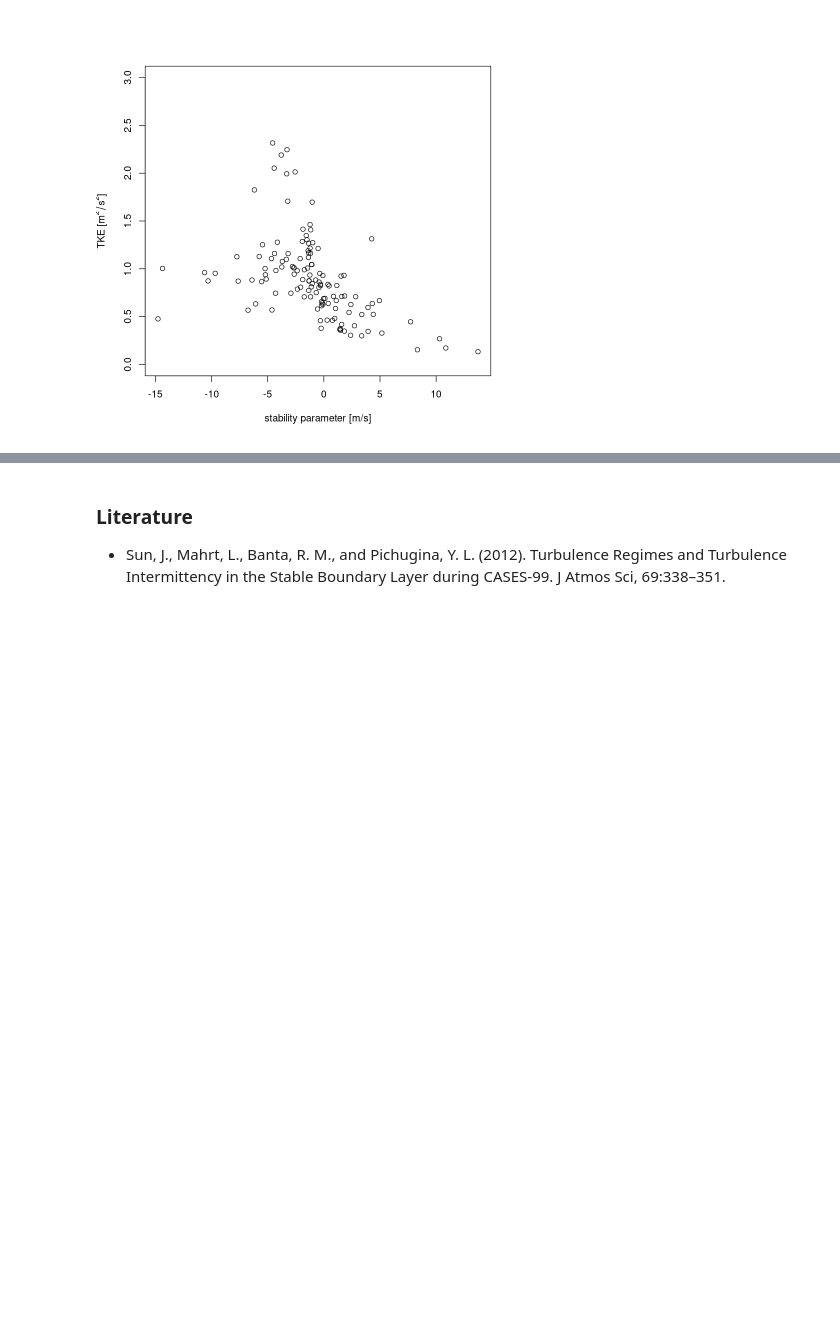
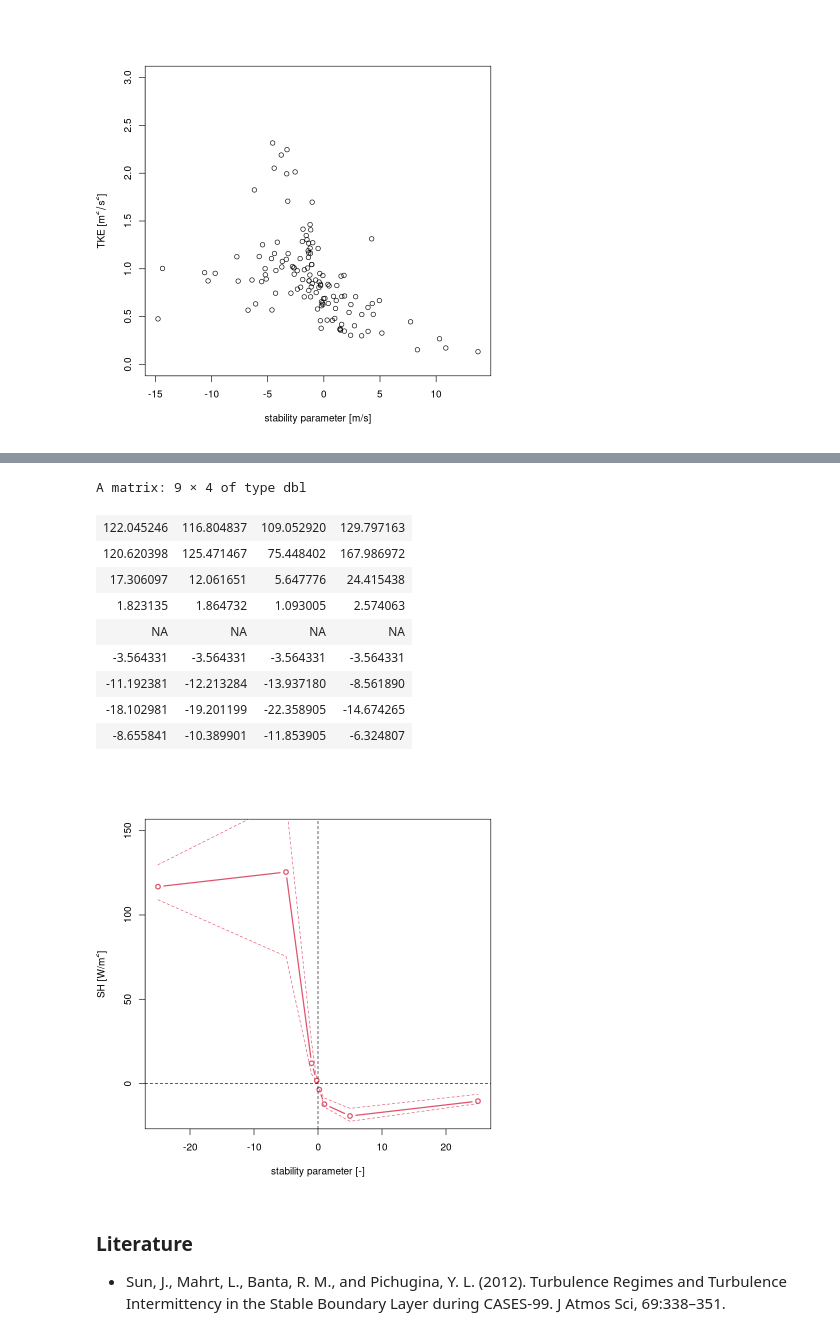
Before and after one commit to noctiluc3nt/ec_analyze, a Jupyter notebook: notebooks/02_basic-turbulence-diagnostics.ipynb, the cells around one changed output, grey strips where cells are left out. Cells and saved outputs as stored; diff of their text form; code cells hidden in the pictures; blank space fills up the shorter version.

Commit message:
nb 02: added stability binning

```diff
--- a/notebooks/02_basic-turbulence-diagnostics.ipynb
+++ b/notebooks/02_basic-turbulence-diagnostics.ipynb
@@ -66,3 +69,25 @@ plot(dat$zeta,dat$tke,ylim=c(0,3),xlab="stability parameter [m/s]",ylab=TeX("TKE
+# %%
+zeta_bins=c(-10^(2:-2),10^(-2:2))
+sh_binned=binning(dat$sh,dat$zeta,zeta_bins)
+sh_binned #look at output
+xbins=c(-5^(2:-1),0,5^(-1:2))
+plot(xbins,sh_binned[,2],type="b",ylim=c(-20,150),lwd=2,col=2,xlab="stability parameter [-]",ylab=TeX("SH [W/m$^2$]"))
+points(xbins,sh_binned[,3],type="l",lty=2,col=2)
+points(xbins,sh_binned[,4],type="l",lty=2,col=2)
+abline(h=0,lty=2)
+abline(v=0,lty=2)
+# %% [output]
+A matrix: 9 × 4 of type dbl
+| 122.045246 | 116.804837 | 109.052920 | 129.797163 |
+| 120.620398 | 125.471467 | 75.448402 | 167.986972 |
+| 17.306097 | 12.061651 | 5.647776 | 24.415438 |
+| 1.823135 | 1.864732 | 1.093005 | 2.574063 |
+| NA | NA | NA | NA |
+| -3.564331 | -3.564331 | -3.564331 | -3.564331 |
+| -11.192381 | -12.213284 | -13.937180 | -8.561890 |
+| -18.102981 | -19.201199 | -22.358905 | -14.674265 |
+| -8.655841 | -10.389901 | -11.853905 | -6.324807 |
+[figure, added]
 # %% [markdown]
 ### Literature
 - Sun, J., Mahrt, L., Banta, R. M., and Pichugina, Y. L. (2012). Turbulence Regimes and Turbulence Intermittency in the Stable Boundary Layer during CASES-99. J Atmos Sci, 69:338–351.
```
Also changed, not shown: parts of 2 cells of this notebook.
